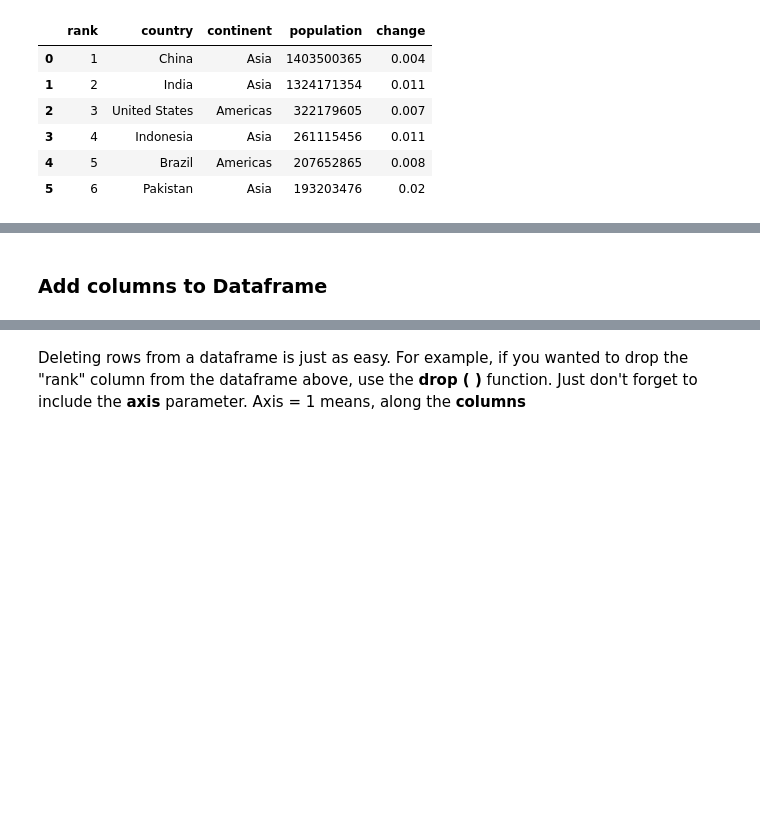
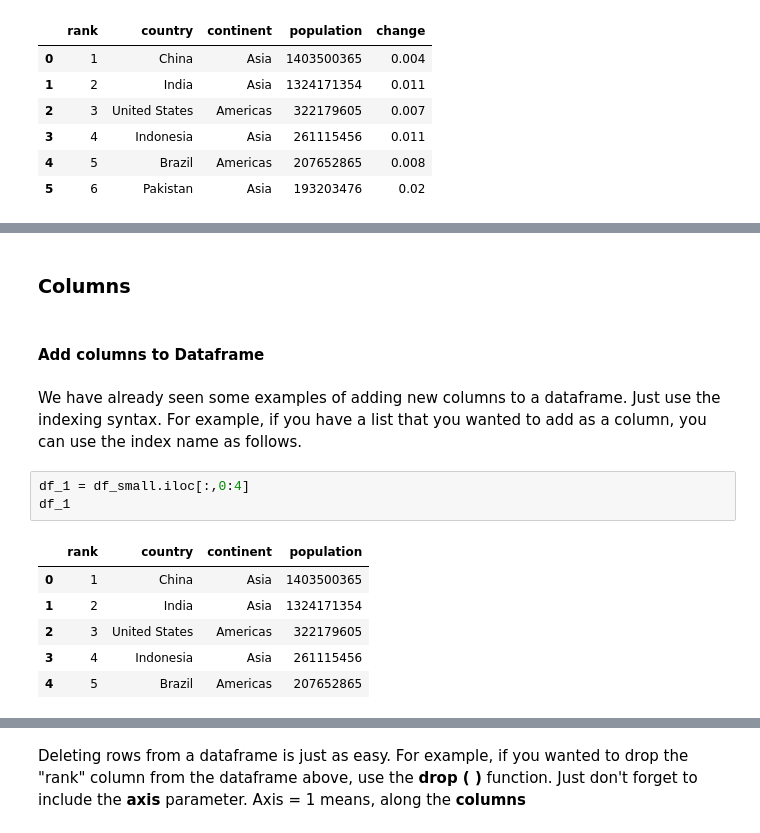
Before and after one commit to hotcode002/Machine-Learning-with-Python, a Jupyter notebook: week_1_basics/day_4_ml_data_structures_1/notebooks/pandas.ipynb, the cells around one changed output, grey strips where cells are left out. Cells and saved outputs as stored; diff of their text form; blank space fills up the shorter version.

```diff
--- a/week_1_basics/day_4_ml_data_structures_1/notebooks/pandas.ipynb
+++ b/week_1_basics/day_4_ml_data_structures_1/notebooks/pandas.ipynb
@@ -454,2 +496,16 @@ df_new
+# %% [markdown]
+### Columns
 # %% [markdown]
-### Add columns to Dataframe
+#### Add columns to Dataframe
+# %% [markdown]
+We have already seen some examples of adding new columns to a dataframe. Just use the indexing syntax. For example, if you have a list that you wanted to add as a column, you can use the index name as follows.
+# %%
+df_1 = df_small.iloc[:,0:4]
+df_1
+# %% [output]
+|  | rank | country | continent | population |
+| 0 | 1 | China | Asia | 1403500365 |
+| 1 | 2 | India | Asia | 1324171354 |
+| 2 | 3 | United States | Americas | 322179605 |
+| 3 | 4 | Indonesia | Asia | 261115456 |
+| 4 | 5 | Brazil | Americas | 207652865 |
```
Also changed, not shown: parts of 20 cells of this notebook, 4 other files.
